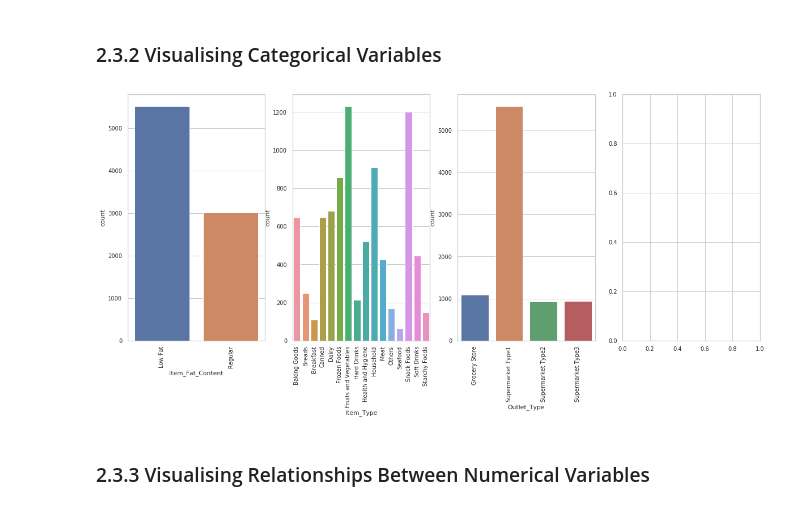
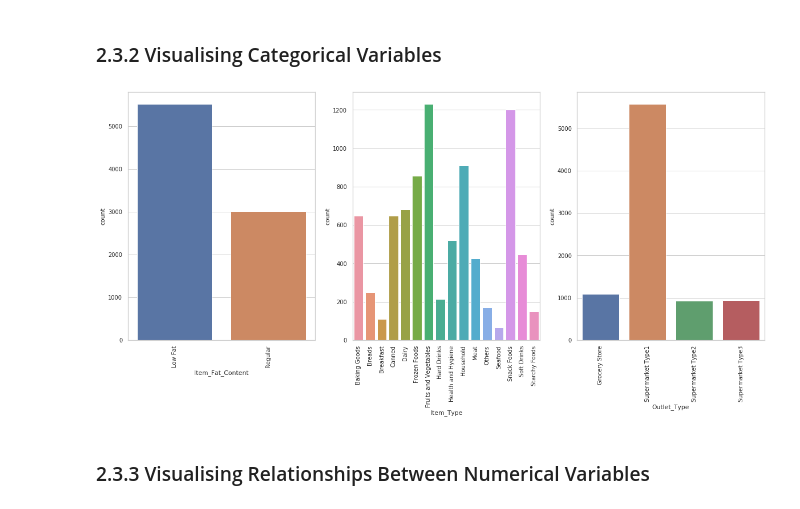
Before and after one commit to jesperjoachim/MLDA, a Jupyter notebook: MLDA/jupyter_DA/Template1.ipynb, the cells around one changed output. Saved outputs shown, nothing was run; the diff lists cells and outputs as text; code cells hidden in the pictures.

```diff
--- a/MLDA/jupyter_DA/Template1.ipynb
+++ b/MLDA/jupyter_DA/Template1.ipynb
@@ -537,15 +551,15 @@ df_n.hist(bins=15, figsize=(15, 6), layout=(fig_num_rows, 3));
 # %% [markdown]
 ### 2.3.2 Visualising Categorical Variables
 # %%
-fig_num_rows = math.ceil(len(df_xc.columns)/4)
+fig_num_rows = math.ceil(len(df_xc.columns)/3)
 
-fig, ax = plt.subplots(fig_num_rows, 4, figsize=(20, 8))
+fig, ax = plt.subplots(fig_num_rows, 3, figsize=(20, 8))
 for var, subplot in zip(df_c.columns, ax.flatten()):
     sns.countplot(df_c[var], ax=subplot)
     for label in subplot.get_xticklabels():
         label.set_rotation(90)
 plt.show();
 # %% [output]
-[figure, old version]
+[figure, new version]
 # %% [markdown]
 ### 2.3.3 Visualising Relationships Between Numerical Variables
```
Also changed, not shown: parts of 39 cells of this notebook, 2 other files.
